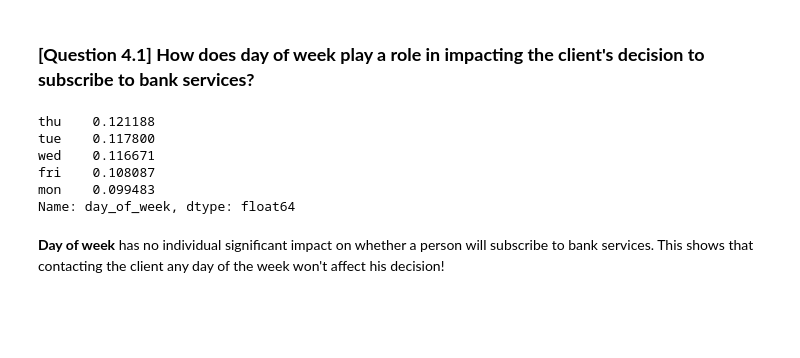
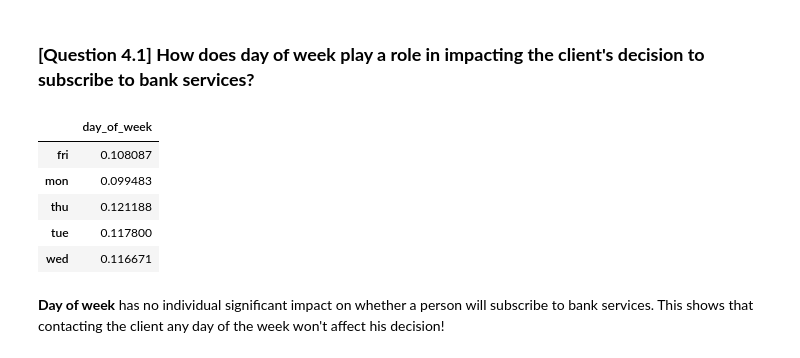
Before and after one commit to HarryWho3/BA780-Marketing-Campaign-Efficacy-in-the-Banking-Industry, a Jupyter notebook: Marketing_Campaign_Efficacy_in_the_Banking_Industry.ipynb, the cells around one changed output. Saved outputs shown, nothing was run; the diff lists cells and outputs as text; code cells hidden in the pictures; blank space fills up the shorter version.

```diff
--- a/Marketing_Campaign_Efficacy_in_the_Banking_Industry.ipynb
+++ b/Marketing_Campaign_Efficacy_in_the_Banking_Industry.ipynb
@@ -891,17 +870,18 @@ We can clearly see that the successful campaign rate rises as the number of cont
 # %%
 banking_yes = banking[banking['Subscribed (Yes/No)'] == 'yes']
 
 a1 = banking_yes.day_of_week.value_counts()
 b1 = banking.day_of_week.value_counts()
 c1 = a1/b1
 c1.sort_values(ascending=False)
+c1.to_frame()
 # %% [output]
-thu    0.121188
-tue    0.117800
-wed    0.116671
-fri    0.108087
-mon    0.099483
-Name: day_of_week, dtype: float64
+|  | day_of_week |
+| fri | 0.108087 |
+| mon | 0.099483 |
+| thu | 0.121188 |
+| tue | 0.117800 |
+| wed | 0.116671 |
 # %% [markdown]
 **Day of week** has no individual significant impact on whether a person will subscribe to bank services. This shows that contacting the client any day of the week won't affect his decision!
 # %% [markdown]
```
Also changed, not shown: parts of 13 cells of this notebook.
